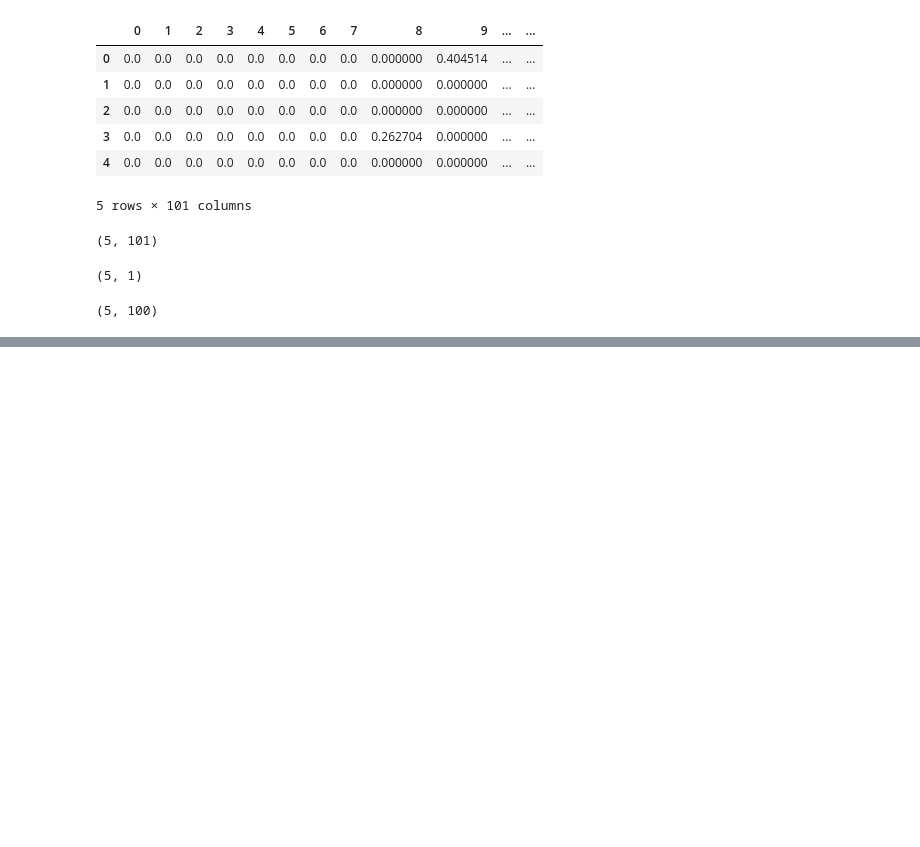
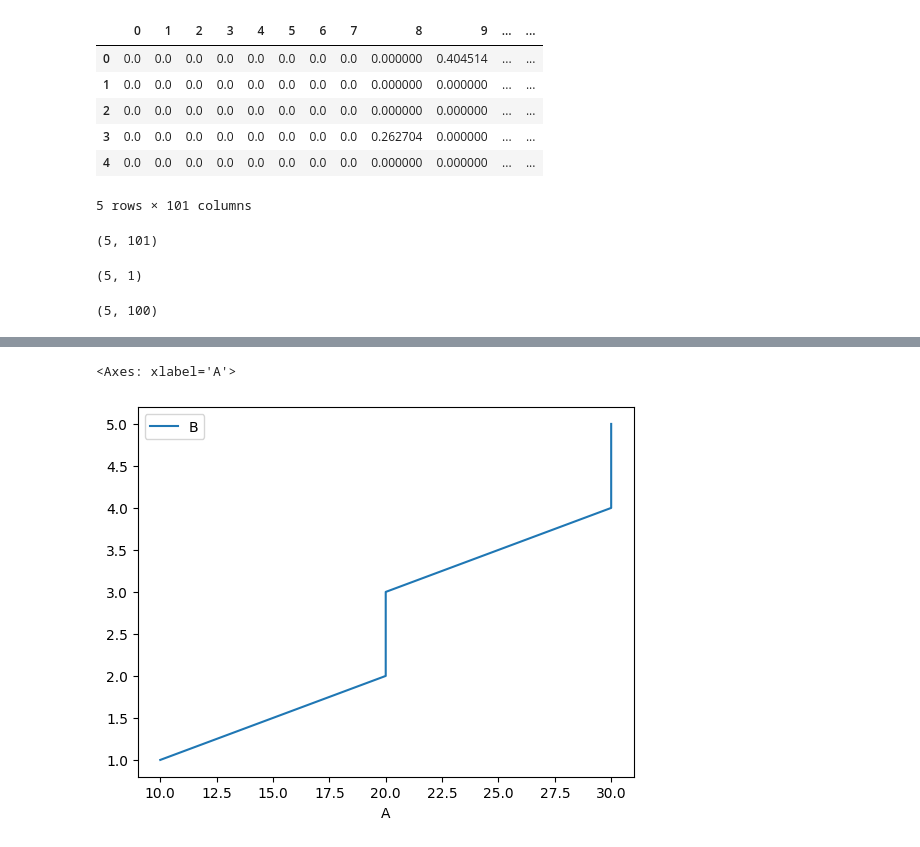
Before and after one commit to gangotrinvents/ML_Ops-ML_Pipeline, a Jupyter notebook: Experiment/Notebook1.ipynb, the cells around one changed output, grey strips where cells are left out. Drawn from its saved outputs; the diff is of its cells as text; code cells hidden in the pictures; blank space fills up the shorter version.

```diff
--- a/Experiment/Notebook1.ipynb
+++ b/Experiment/Notebook1.ipynb
@@ -544,0 +1073,6 @@ a.iloc[:,:-1].values.shape
+# %%
+df1=pd.DataFrame({
+      'A' : [10, 20, 30, 40, 50],
+      'B':  [1, 2, 3, 4, 5],
+      'C': [6, 7, 8, 9, 10]
+})
@@ -544,0 +1103,2 @@ a.iloc[:,:-1].values.shape
+# %%
+df1['A'] = [10,20,20,30,30]
@@ -544,0 +1160,5 @@ a.iloc[:,:-1].values.shape
+# %%
+df1.plot('A','B')
+# %% [output]
+<Axes: xlabel='A'>
+[figure, added]
```
Also changed, not shown: parts of 73 cells of this notebook, 19 other files.
